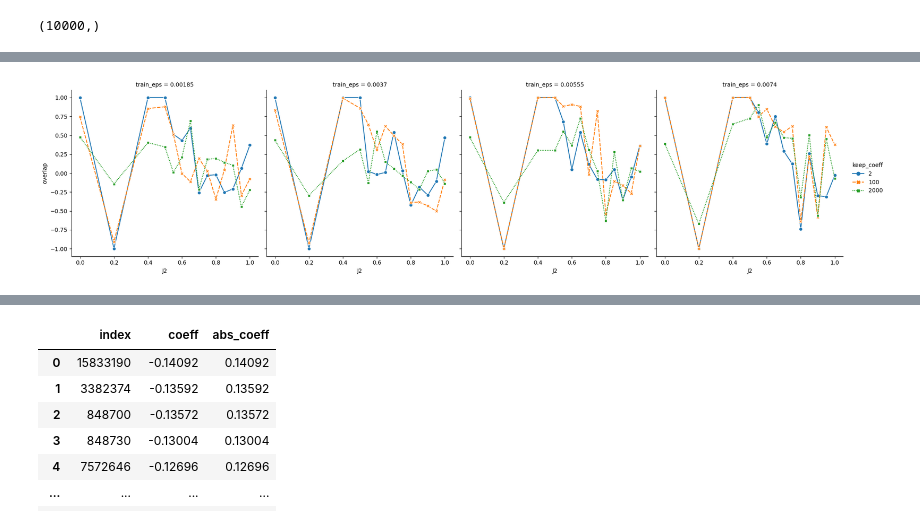
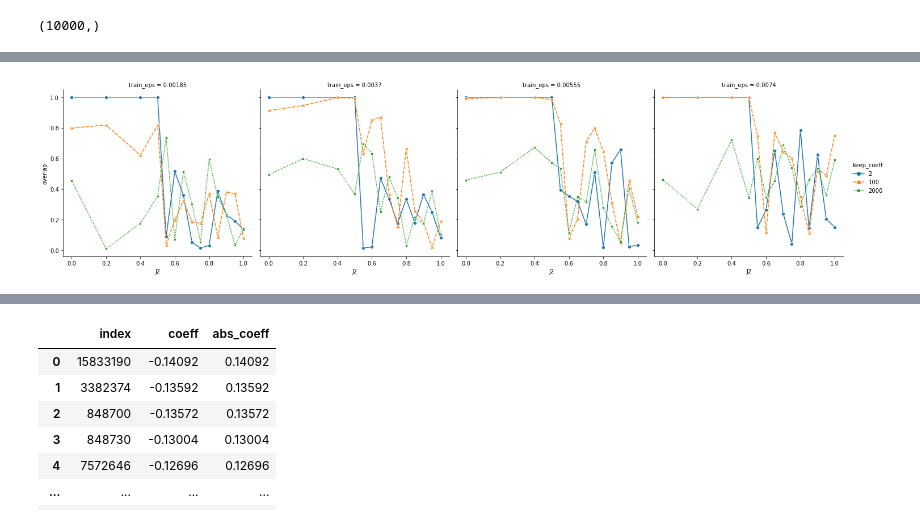
Before and after one commit to ischurov/frustrations-eda, a Jupyter notebook: kagome-24-fourier.ipynb, the cells around one changed output, grey strips where cells are left out. Saved outputs shown, nothing was run; the diff lists cells and outputs as text; code cells hidden in the pictures.

```diff
--- a/kagome-24-fourier.ipynb
+++ b/kagome-24-fourier.ipynb
@@ -337,22 +339,23 @@ overlap_df_full.to_feather(experiment_dir / "overlap.feather")
 # %%
 sns.relplot(
     overlap_df_full.assign(
         keep_eps=lambda x: np.round(
             (x["keep_coeff"] / len(fourier_basis.states)), 5
         ).astype(str),
         keep_coeff=lambda x: x["keep_coeff"].astype("str"),
         train_eps=lambda x: np.round(x["train_eps"], 5),
+        overlap=lambda x: np.abs(x["overlap"]),
     )
     # .assign(iterations=lambda x: x["iterations"].astype(str))
     ,
     x="J2",
     y="overlap",
     hue="keep_coeff",
     style="keep_coeff",
     markers=True,
     col="train_eps",
     kind="line",
-) #.set(ylim=(0, None))
+)  # .set(ylim=(0, None))
 plt.savefig("kagome24-predict.pdf")
 # %% [output]
-[figure, old version]
+[figure, new version]
```
Also changed, not shown: parts of 13 cells of this notebook.
